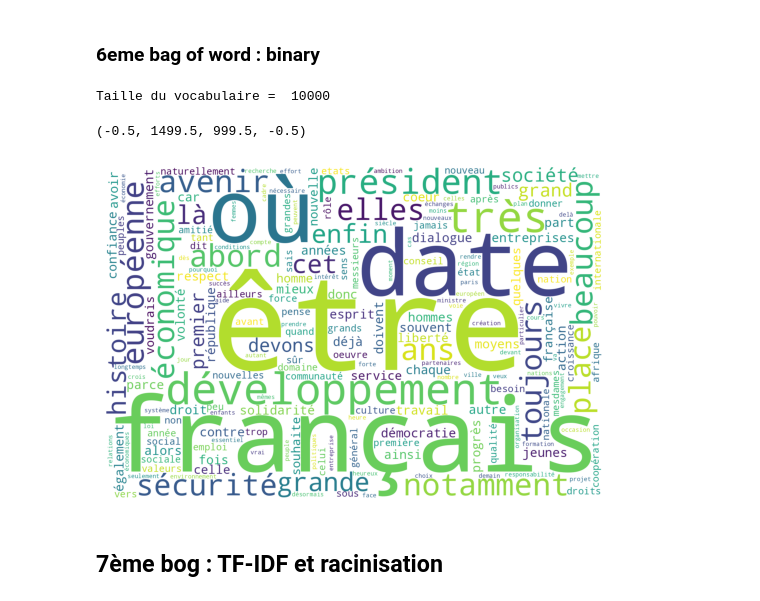
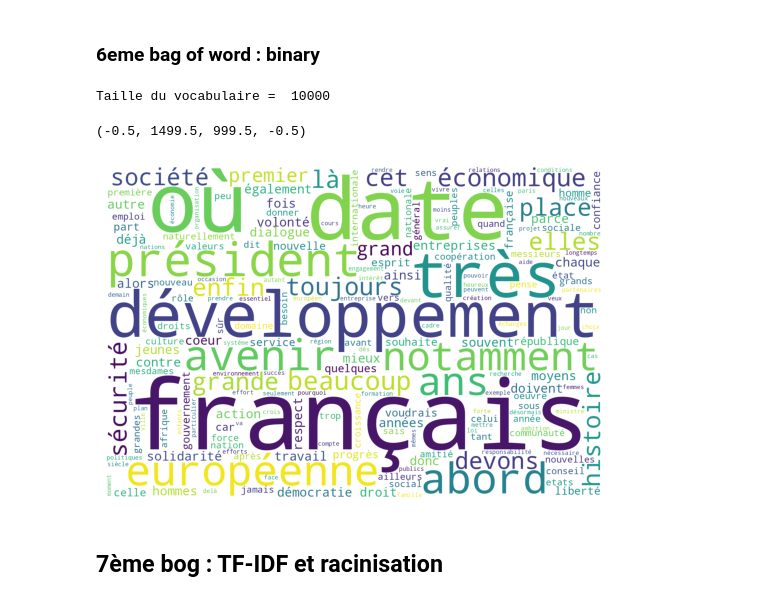
Before and after one commit to nbarrellon/RITAL2026, a Jupyter notebook: PROJET.ipynb, the cells around one changed output. Saved outputs shown, nothing was run; the diff lists cells and outputs as text; code cells hidden in the pictures.

```diff
--- a/PROJET.ipynb
+++ b/PROJET.ipynb
@@ -292,10 +269,11 @@ Taille du vocabulaire =  19049
 ### 5eme bag of words : bigrammes avec racinisation
 # %%
 ngram_range = (1,2) # unigrams and bigrams
-vectorizer = CountVectorizer(ngram_range=ngram_range,analyzer='word',stop_words=final_stopwords_list,preprocessor=preprocessPerso) # Maybe 2-grams or 3-grams bring improvements ?
-BOW5 = vectorizer.fit_transform(alltxts_lemm)
+final_stopwords_list += ['avoir',"être"]
+vectorizer5 = CountVectorizer(ngram_range=ngram_range,analyzer='word',stop_words=final_stopwords_list,preprocessor=preprocessPerso) # Maybe 2-grams or 3-grams bring improvements ?
+BOW5 = vectorizer5.fit_transform(alltxts_lemm)
 print("Taille du BOW 5=",BOW5.shape)
 word_counts = BOW5.sum(axis=0).A1
-word_freq = dict(zip(vectorizer.get_feature_names_out(), word_counts))
+word_freq = dict(zip(vectorizer5.get_feature_names_out(), word_counts))
 print("Taille du vocabulaire = ",len(word_freq))
 # %% [output]
@@ -322,23 +300,23 @@ Taille du vocabulaire =  328573
 min_df=5
 max_df=0.5
 max_features=10000
-vectorizer = CountVectorizer(max_df=max_df,min_df=min_df,max_features=max_features,binary=True,stop_words=final_stopwords_list) #try out some values
-BOW6 = vectorizer.fit_transform(alltxts)
+vectorizer6 = CountVectorizer(max_df=max_df,min_df=min_df,max_features=max_features,binary=True,stop_words=final_stopwords_list) #try out some values
+BOW6 = vectorizer6.fit_transform(alltxts)
 # %%
 word_counts = BOW6.sum(axis=0).A1
-word_freq = dict(zip(vectorizer.get_feature_names_out(), word_counts))
+word_freq = dict(zip(vectorizer6.get_feature_names_out(), word_counts))
 print("Taille du vocabulaire = ",len(word_freq))
 
 #word_freq : dictionnaire des mots et de leur fréquence DANS TOUS LES DOCUMENTS
 
 wordcloud = WordCloud(background_color='white', max_words=200,width=1500,height=1000).generate_from_frequencies(word_freq)
 plt.figure()
 plt.imshow(wordcloud)
 plt.axis("off")
 # %% [output]
 Taille du vocabulaire =  10000
 (-0.5, 1499.5, 999.5, -0.5)
-[figure, old version]
+[figure, new version]
 # %% [markdown]
 ## 7ème bog : TF-IDF et racinisation
 # %%
```
Also changed, not shown: parts of 32 cells of this notebook, 38 other files.
